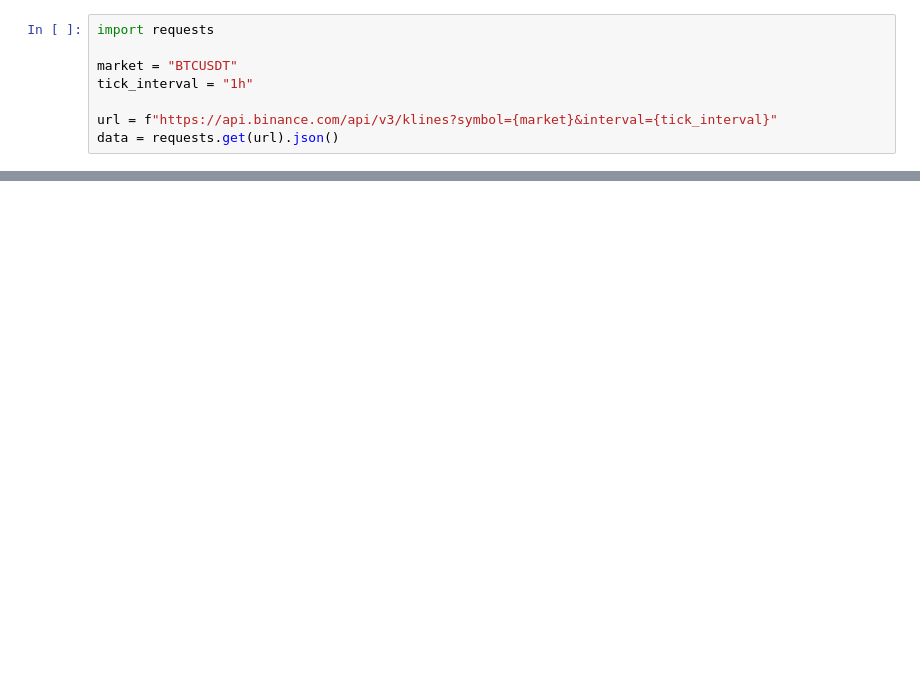
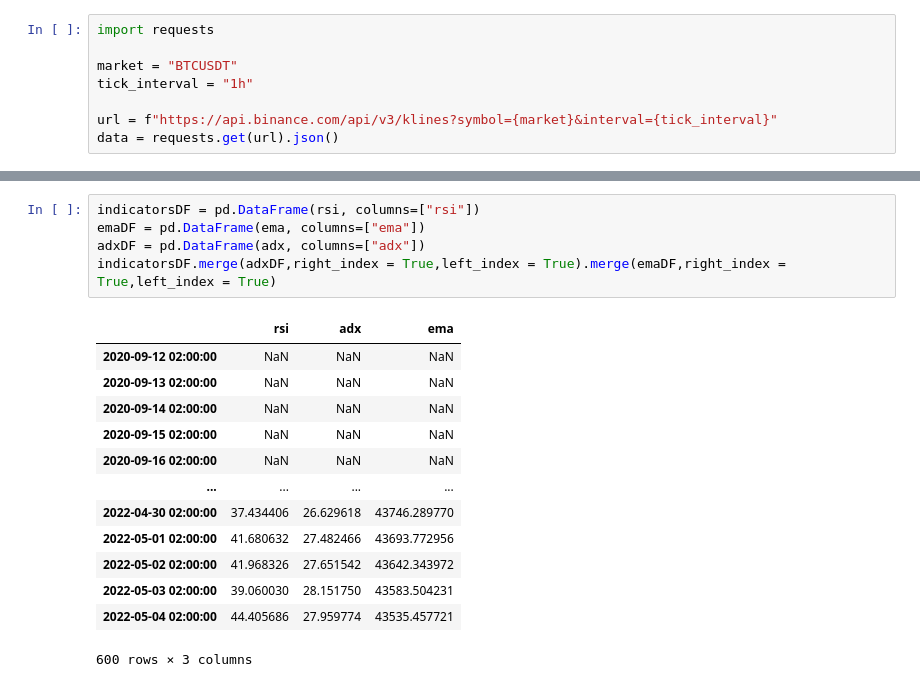
Before and after one commit to bricebdht/pytrading, a Jupyter notebook: notebooks/binance.ipynb, the cells around one changed output, grey strips where cells are left out. Saved outputs shown, nothing was run; the diff lists cells and outputs as text; blank space fills up the shorter version.

```diff
--- a/notebooks/binance.ipynb
+++ b/notebooks/binance.ipynb
@@ -105,0 +141,19 @@ Row(id='19371', ...)
+# %%
+indicatorsDF = pd.DataFrame(rsi, columns=["rsi"])
+emaDF = pd.DataFrame(ema, columns=["ema"])
+adxDF = pd.DataFrame(adx, columns=["adx"])
+indicatorsDF.merge(adxDF,right_index = True,left_index = True).merge(emaDF,right_index = True,left_index = True)
+# %% [output]
+|  | rsi | adx | ema |
+| 2020-09-12 02:00:00 | NaN | NaN | NaN |
+| 2020-09-13 02:00:00 | NaN | NaN | NaN |
+| 2020-09-14 02:00:00 | NaN | NaN | NaN |
+| 2020-09-15 02:00:00 | NaN | NaN | NaN |
+| 2020-09-16 02:00:00 | NaN | NaN | NaN |
+| ... | ... | ... | ... |
+| 2022-04-30 02:00:00 | 37.434406 | 26.629618 | 43746.289770 |
+| 2022-05-01 02:00:00 | 41.680632 | 27.482466 | 43693.772956 |
+| 2022-05-02 02:00:00 | 41.968326 | 27.651542 | 43642.343972 |
+| 2022-05-03 02:00:00 | 39.060030 | 28.151750 | 43583.504231 |
+| 2022-05-04 02:00:00 | 44.405686 | 27.959774 | 43535.457721 |
+600 rows × 3 columns
```
Also changed, not shown: parts of 4 cells of this notebook, 2 other files.
